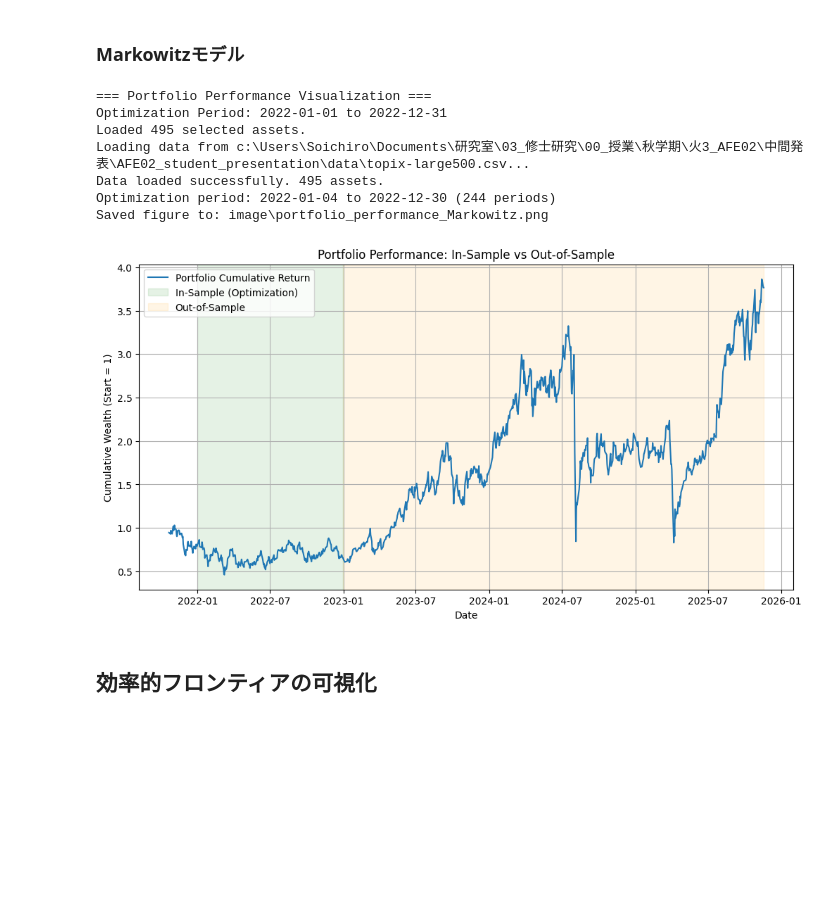
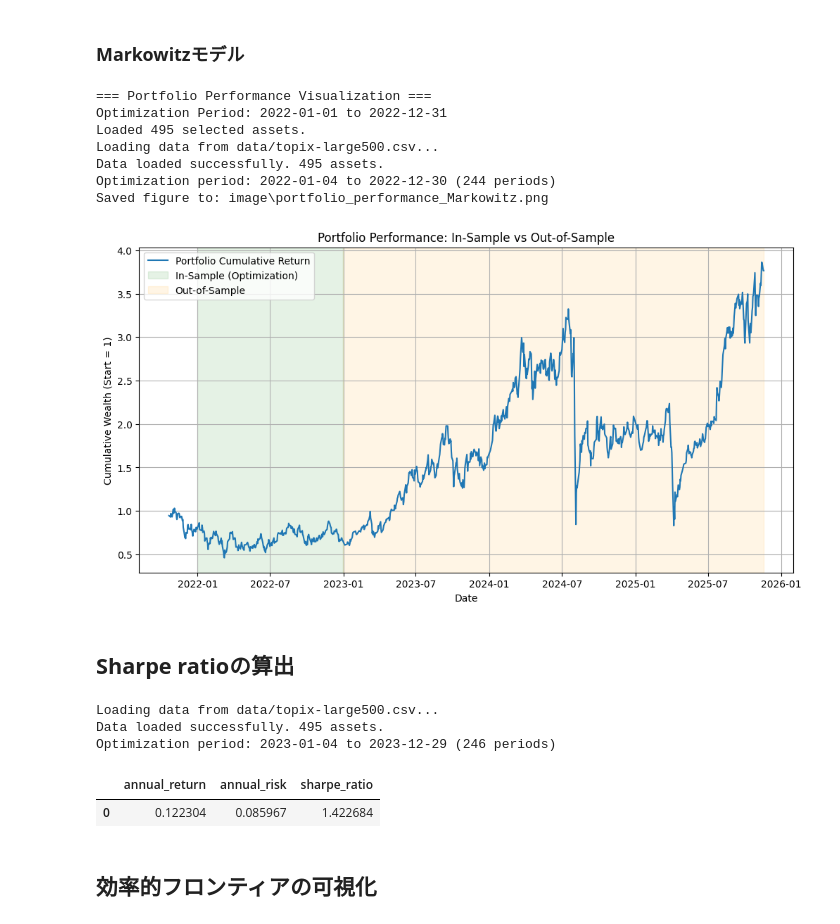
Before and after one commit to K2-621024/AFE02_student_presentation, a Jupyter notebook: notebook_01.ipynb, the cells around one changed output. Drawn from its saved outputs; the diff is of its cells as text; code cells hidden in the pictures; blank space fills up the shorter version.

Commit message:
make calculate_sharpe_ratio.py

```diff
--- a/notebook_01.ipynb
+++ b/notebook_01.ipynb
@@ -180,6 +191,7 @@ Saved figure to: image\portfolio_performance_LAM.png
 visualize_portfolio_performance(
     start_date = '2022-01-01',
     end_date = '2022-12-31',
+    price_csv_path = 'data/topix-large500.csv',
     weight_csv_path = 'output/optimization_result_Markowitz.csv',
     output_dir="image",
     output_filename="portfolio_performance_Markowitz.png"
@@ -188,11 +200,36 @@ visualize_portfolio_performance(
 === Portfolio Performance Visualization ===
 Optimization Period: 2022-01-01 to 2022-12-31
 Loaded 495 selected assets.
-Loading data from c:\Users\Soichiro\Documents\研究室\03_修士研究\00_授業\秋学期\火3_AFE02\中間発表\AFE02_student_presentation\data\topix-large500.csv...
+Loading data from data/topix-large500.csv...
 Data loaded successfully. 495 assets.
 Optimization period: 2022-01-04 to 2022-12-30 (244 periods)
 Saved figure to: image\portfolio_performance_Markowitz.png
 [figure]
+# %% [markdown]
+## **Sharpe ratioの算出**
+# %%
+price_csv_path = "data/topix-large500.csv"
+weight_csv_path = "output/optimization_result_LAM.csv"
+start_date = "2023-01-01"
+end_date = "2023-12-31"
+risk_free_rate = 0
+
+sharpe_ratio = calculate_portfolio_sharpe(price_csv_path,
+                                        weight_csv_path,
+                                        start_date,
+                                        end_date,
+                                        risk_free_rate)
+
+sharpe_ratio_df = pd.DataFrame([sharpe_ratio])
+sharpe_ratio_df.to_csv("output/sharpe_ratio.csv", index=False)
+
+sharpe_ratio_df
+# %% [output]
+Loading data from data/topix-large500.csv...
+Data loaded successfully. 495 assets.
+Optimization period: 2023-01-04 to 2023-12-29 (246 periods)
+|  | annual_return | annual_risk | sharpe_ratio |
+| 0 | 0.122304 | 0.085967 | 1.422684 |
 # %% [markdown]
 ## **効率的フロンティアの可視化**
 # %%
```
Also changed, not shown: parts of 3 cells of this notebook, 1 other file.
